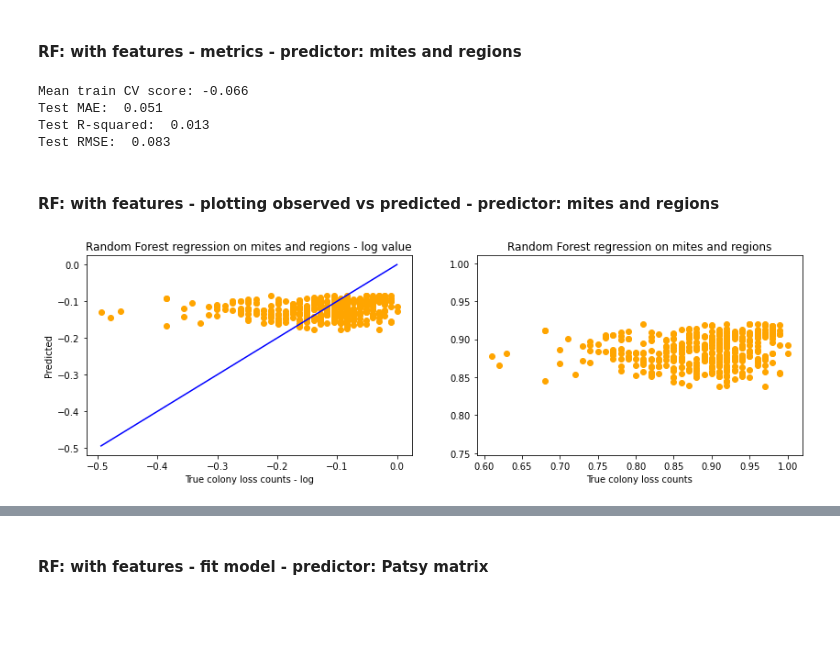
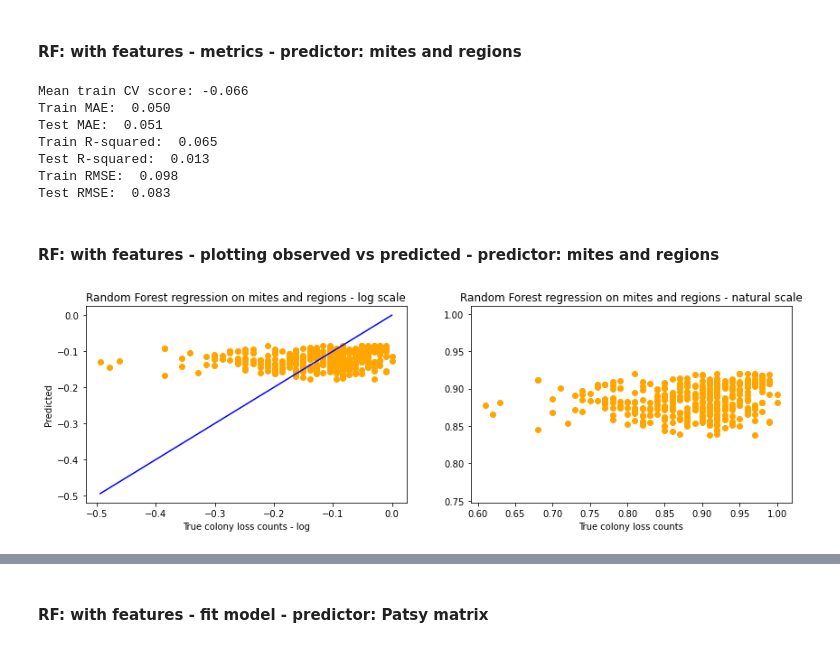
Before and after one commit to squareleaf/bee-colony-loss-capstone, a Jupyter notebook: Bee Colony Capstone - regression models.ipynb, the cells around one changed output, grey strips where cells are left out. Saved outputs shown, nothing was run; the diff lists cells and outputs as text; code cells hidden in the pictures; blank space fills up the shorter version.

```diff
--- a/Bee Colony Capstone - regression models.ipynb
+++ b/Bee Colony Capstone - regression models.ipynb
@@ -880,30 +981,37 @@ Elapsed time: 0.56 seconds
 test_pred_rf_mites_regions = rf_mites_regions_best_estimator.predict(X_test_mites_regions)
 
 print(f"Mean train CV score: {np.mean(rf_cv_scores_mites_regions): .3f}")
+
+print(f"Train MAE: {metrics.median_absolute_error(y_true=y_train, y_pred=train_pred_rf_mites_regions): .3f}")
 print(f"Test MAE: {metrics.median_absolute_error(y_true=y_test, y_pred=test_pred_rf_mites_regions): .3f}")
+print(f"Train R-squared: {metrics.r2_score(y_true=y_train, y_pred=train_pred_rf_mites_regions): .3f}")
 print(f"Test R-squared: {metrics.r2_score(y_true=y_test, y_pred=test_pred_rf_mites_regions): .3f}")
+print(f"Train RMSE: {metrics.mean_squared_error(y_true=y_train, y_pred=train_pred_rf_mites_regions, squared=False): .3f}")
 print(f"Test RMSE: {metrics.mean_squared_error(y_true=y_test, y_pred=test_pred_rf_mites_regions, squared=False): .3f}")
 # %% [output]
 Mean train CV score: -0.066
+Train MAE:  0.050
 Test MAE:  0.051
+Train R-squared:  0.065
 Test R-squared:  0.013
+Train RMSE:  0.098
 Test RMSE:  0.083
 # %% [markdown]
 #### RF: with features - plotting observed vs predicted - predictor: mites and regions
 # %%
 fig, (ax1, ax2) = plt.subplots(1, 2, figsize=(14, 4))
 
 ax1.scatter(y_test, test_pred_rf_mites_regions, c="orange")
 
 p1 = max(max(test_pred_rf_mites_regions), max(y_test))
 p2 = min(min(test_pred_rf_mites_regions), min(y_test))
 ax1.plot([p1, p2], [p1, p2], 'b-')
-ax1.set(xlabel='True colony loss counts - log', ylabel='Predicted', title="Random Forest regression on mites and regions - log value")
+ax1.set(xlabel='True colony loss counts - log', ylabel='Predicted', title="Random Forest regression on mites and regions - log scale")
 
 ax2.scatter(np.exp(y_test), np.exp(test_pred_rf_mites_regions), c="orange")
-ax2.set(xlabel='True colony loss counts', title="Random Forest regression on mites and regions")
+ax2.set(xlabel='True colony loss counts', title="Random Forest regression on mites and regions - natural scale")
 ax2.axis('equal')
 
 plt.show()
 # %% [output]
-[figure, old version]
+[figure, new version]
```
Also changed, not shown: parts of 86 cells of this notebook.
